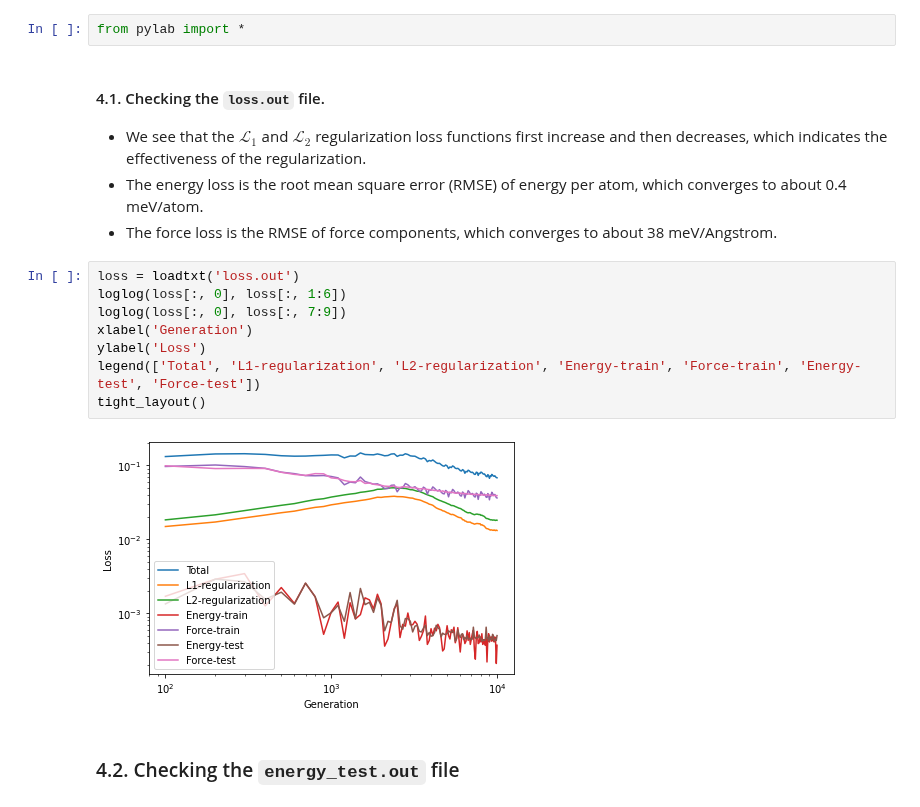
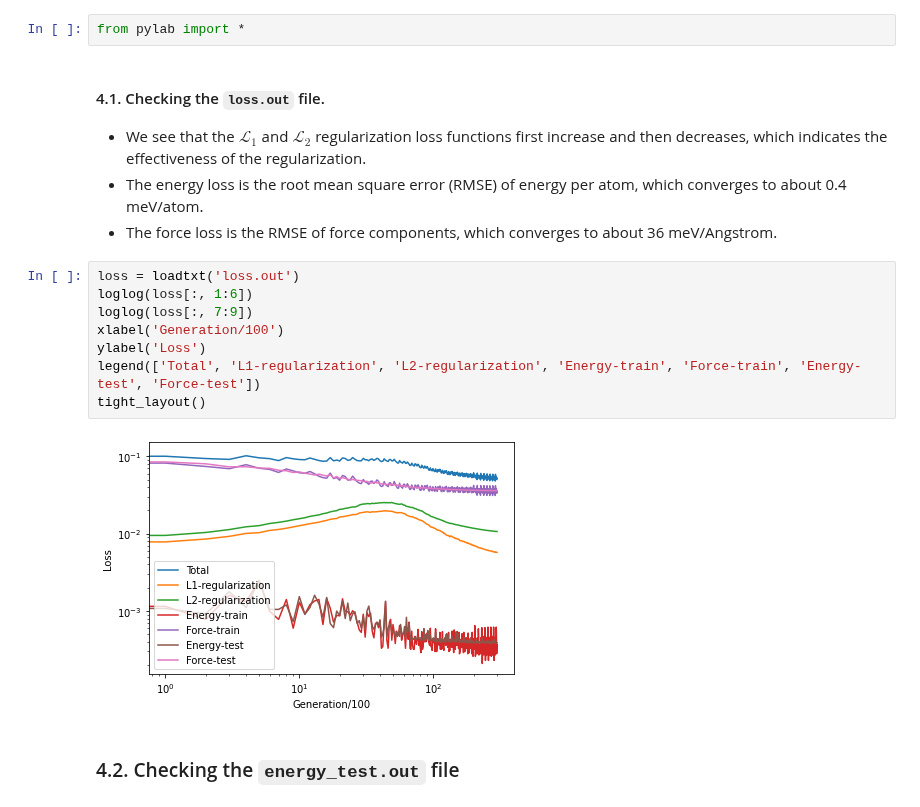
Before and after one commit to brucefan1983/GPUMD, a Jupyter notebook: examples/nep_potentials/PbTe/train/nep_tutorial.ipynb, the cells around one changed output. Drawn from its saved outputs; the diff is of its cells as text.

```diff
--- a/examples/nep_potentials/PbTe/train/nep_tutorial.ipynb
+++ b/examples/nep_potentials/PbTe/train/nep_tutorial.ipynb
@@ -75,17 +78,17 @@ from pylab import *
 #### 4.1. Checking the `loss.out` file.
 - We see that the $\mathcal{L}_1$ and $\mathcal{L}_2$ regularization loss functions first increase and then decreases, which indicates the effectiveness of the regularization.
 - The energy loss is the root mean square error (RMSE) of energy per atom, which converges to about 0.4 meV/atom.
-- The force loss is the RMSE of force components, which converges to about 38 meV/Angstrom.
+- The force loss is the RMSE of force components, which converges to about 36 meV/Angstrom.
 # %%
 loss = loadtxt('loss.out')
-loglog(loss[:, 0], loss[:, 1:6])
-loglog(loss[:, 0], loss[:, 7:9])
-xlabel('Generation')
+loglog(loss[:, 1:6])
+loglog(loss[:, 7:9])
+xlabel('Generation/100')
 ylabel('Loss')
 legend(['Total', 'L1-regularization', 'L2-regularization', 'Energy-train', 'Force-train', 'Energy-test', 'Force-test'])
 tight_layout()
 # %% [output]
-[figure, old version]
+[figure, new version]
 # %% [markdown]
 ### 4.2. Checking the `energy_test.out` file
 # %% [markdown]
```
Also changed, not shown: parts of 6 cells of this notebook, 11 other files.
